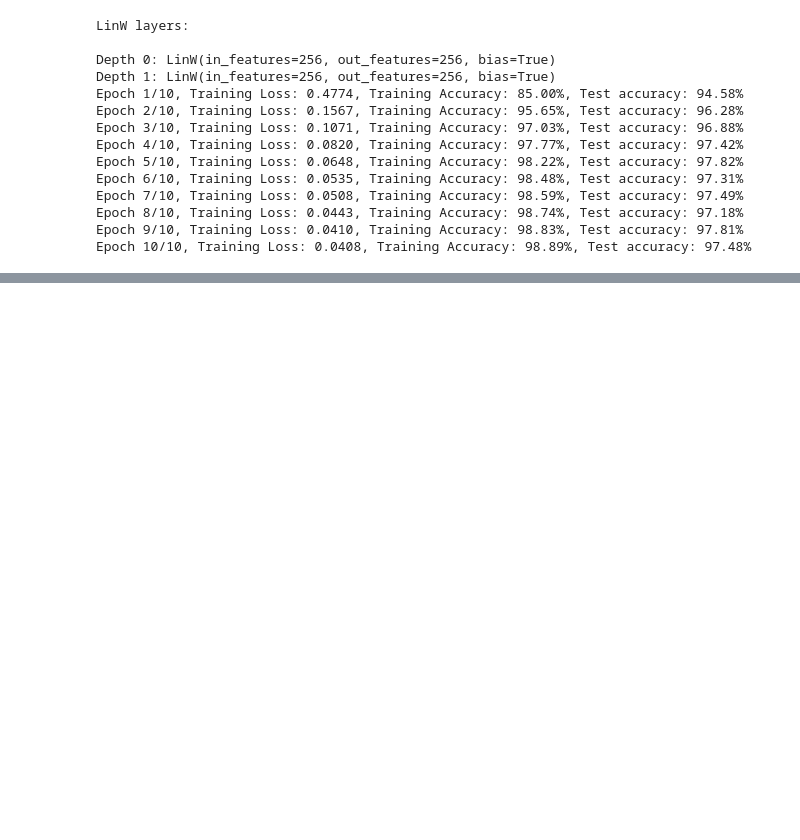
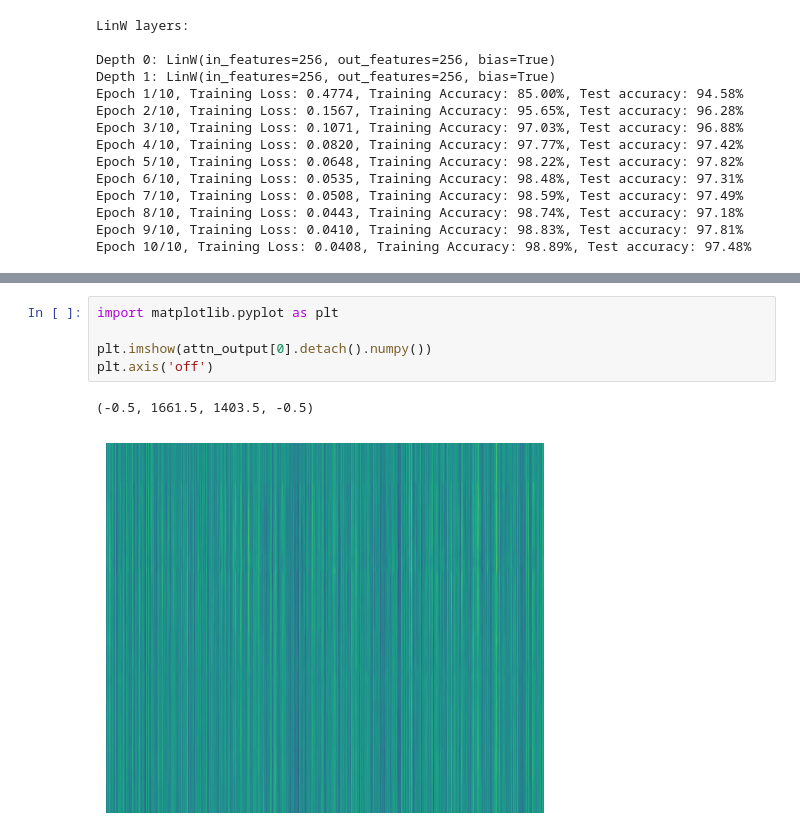
Before and after one commit to r1cc4r2o/D2BL, a Jupyter notebook: pytorch/test.ipynb, the cells around one changed output, grey strips where cells are left out. Cells and saved outputs as stored; diff of their text form; blank space fills up the shorter version.

```diff
--- a/pytorch/test.ipynb
+++ b/pytorch/test.ipynb
@@ -89,0 +124,8 @@ Epoch 10/10, Training Loss: 0.0408, Training Accuracy: 98.89%, Test accuracy: 97
+# %%
+import matplotlib.pyplot as plt
+
+plt.imshow(attn_output[0].detach().numpy())
+plt.axis('off')
+# %% [output]
+(-0.5, 1661.5, 1403.5, -0.5)
+[figure, added]
```
Also changed, not shown: parts of 4 cells of this notebook, 14 other files.
